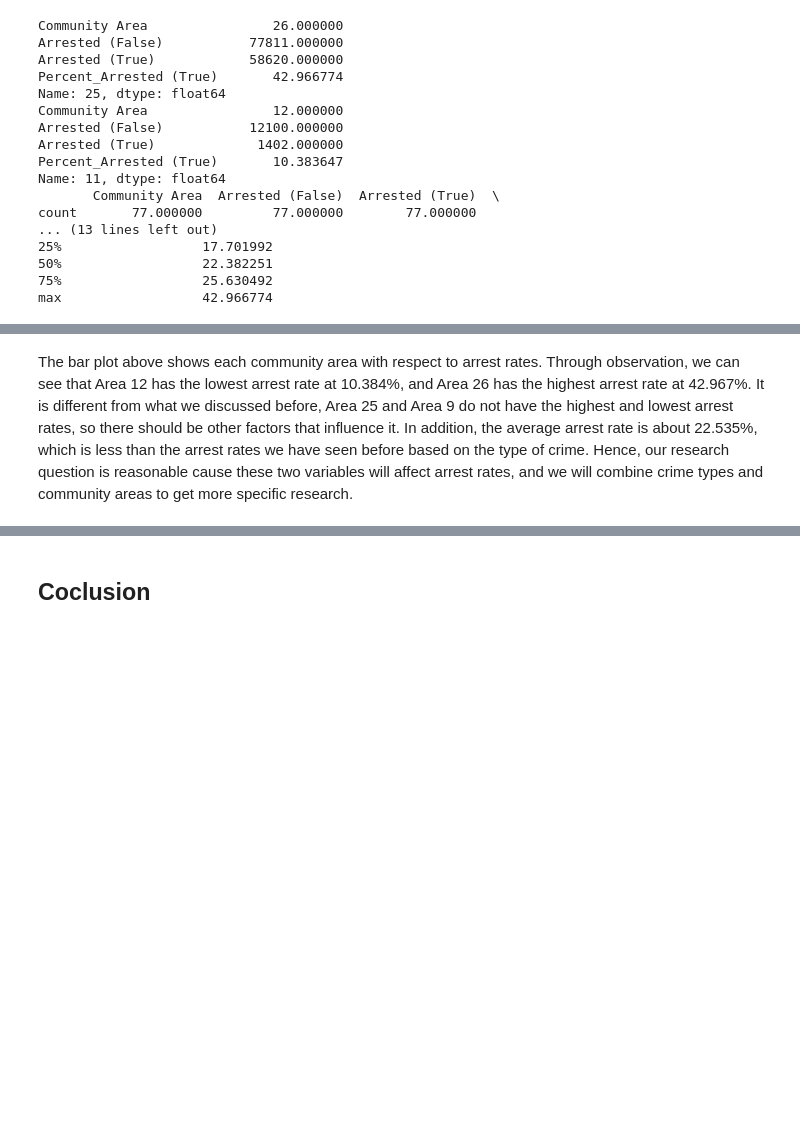
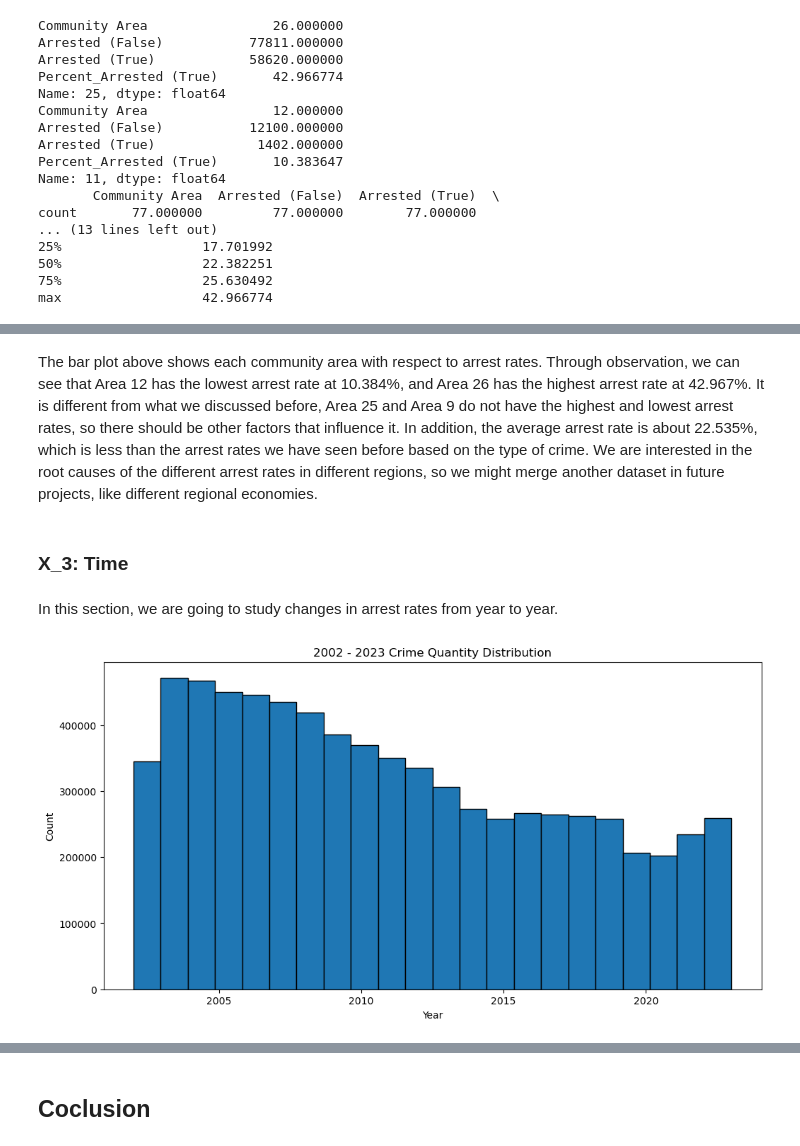
Before and after one commit to XingyuWang06/ECO225Project, a Jupyter notebook: Project1.ipynb, the cells around one changed output, grey strips where cells are left out. Drawn from its saved outputs; the diff is of its cells as text; code cells hidden in the pictures; blank space fills up the shorter version.

```diff
--- a/Project1.ipynb
+++ b/Project1.ipynb
@@ -310,2 +311,18 @@ plt.show()
 # %% [markdown]
-The bar plot above shows each community area with respect to arrest rates. Through observation, we can see that Area 12 has the lowest arrest rate at 10.384%, and Area 26 has the highest arrest rate at 42.967%. It is different from what we discussed before, Area 25 and Area 9 do not have the highest and lowest arrest rates, so there should be other factors that influence it. In addition, the average arrest rate is about 22.535%, which is less than the arrest rates we have seen before based on the type of crime. Hence, our research question is reasonable cause these two variables will affect arrest rates, and we will combine crime types and community areas to get more specific research.
+The bar plot above shows each community area with respect to arrest rates. Through observation, we can see that Area 12 has the lowest arrest rate at 10.384%, and Area 26 has the highest arrest rate at 42.967%. It is different from what we discussed before, Area 25 and Area 9 do not have the highest and lowest arrest rates, so there should be other factors that influence it. In addition, the average arrest rate is about 22.535%, which is less than the arrest rates we have seen before based on the type of crime. We are interested in the root causes of the different arrest rates in different regions, so we might merge another dataset in future projects, like different regional economies.
+# %% [markdown]
+### X_3: Time
+# %% [markdown]
+In this section, we are going to study changes in arrest rates from year to year.
+# %%
+year_counts = chicago_crime_clean['Year'].value_counts()
+
+# Create a histogram
+plt.figure(figsize=(12, 6))
+plt.hist(chicago_crime_clean['Year'], bins=len(year_counts), edgecolor='black')
+plt.title('2002 - 2023 Crime Quantity Distribution')
+plt.xlabel('Year')
+plt.ylabel('Count')
+plt.show()
+# %% [output]
+[figure, added]
```
Also changed, not shown: parts of 25 cells of this notebook.
